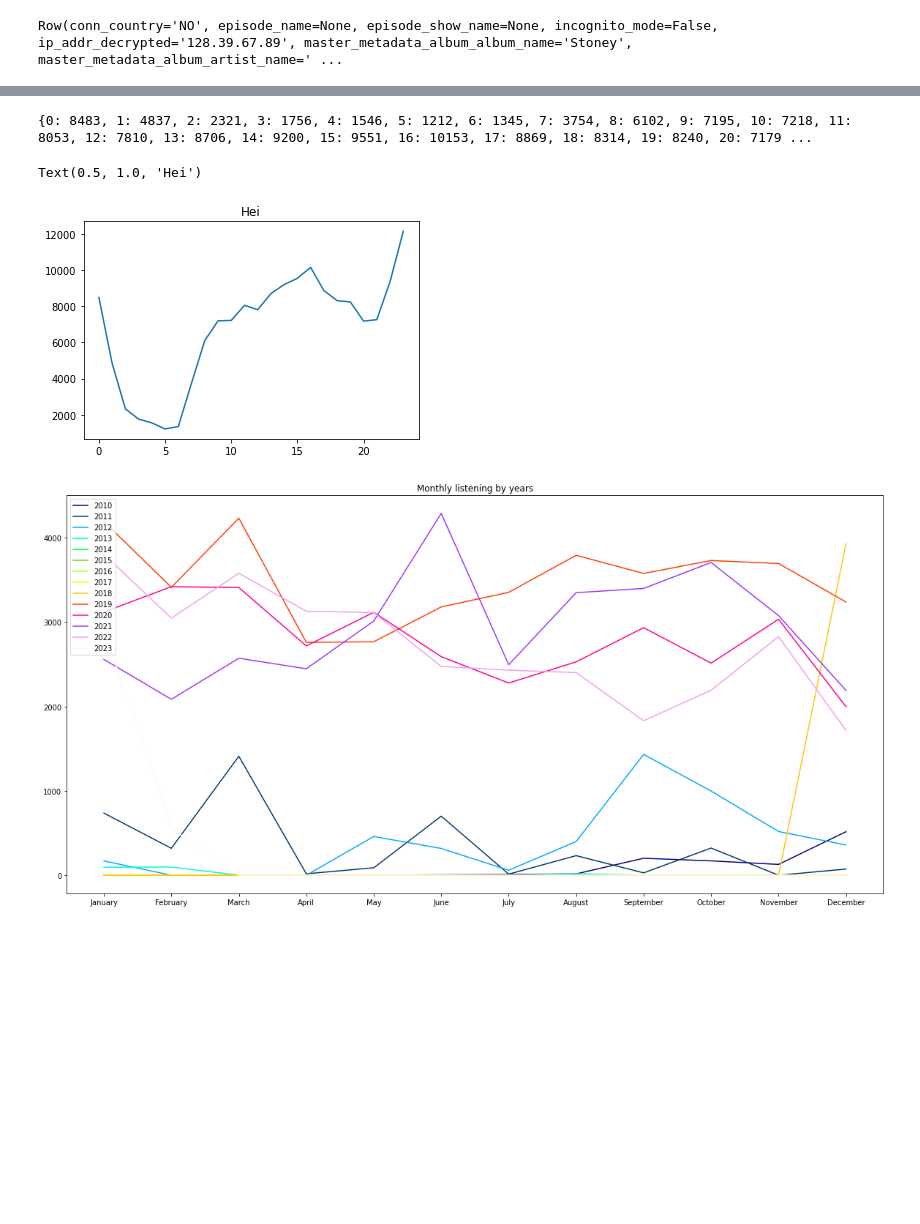
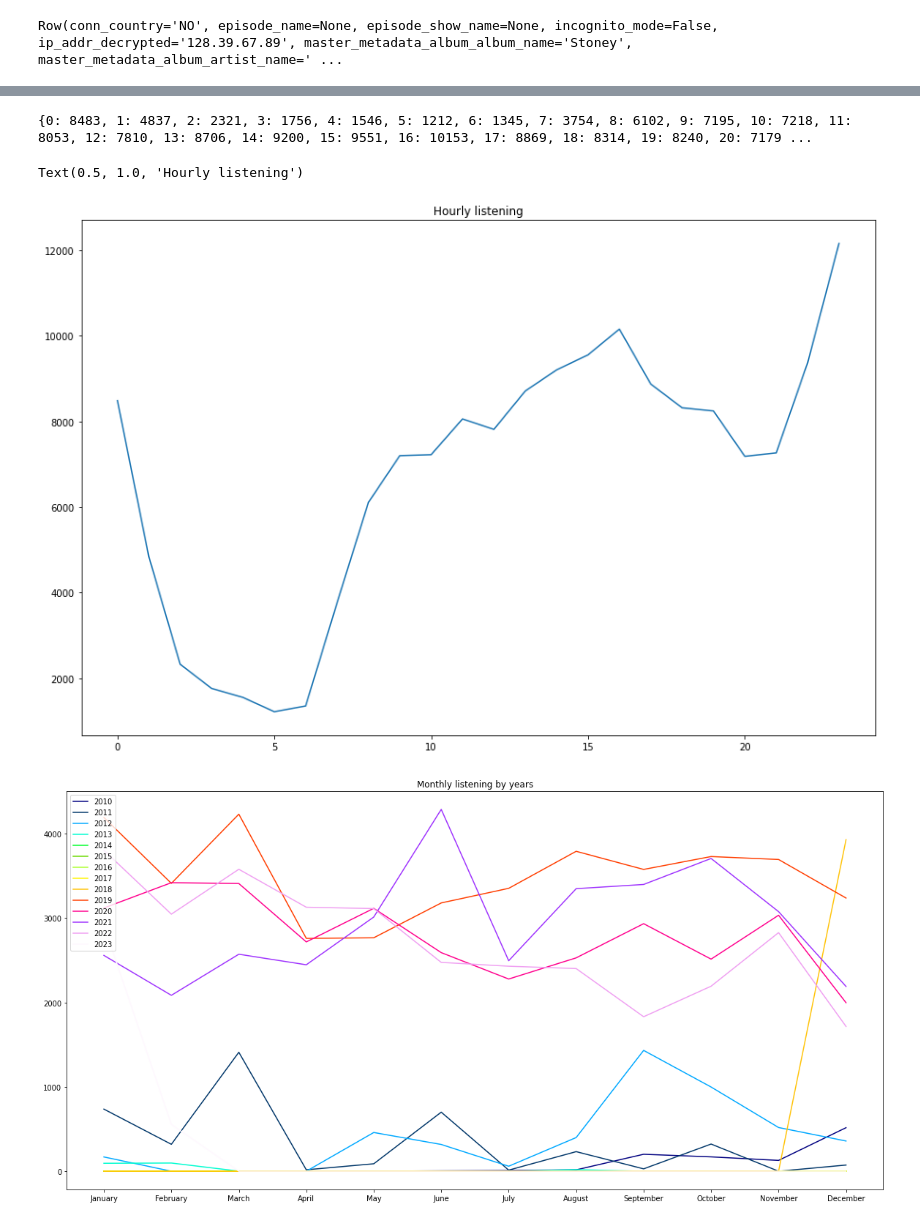
Before and after one commit to treyshotz/Spotify-Analytics, a Jupyter notebook: notebooks/spotify.ipynb, the cells around one changed output, grey strips where cells are left out. Cells and saved outputs as stored; diff of their text form; code cells hidden in the pictures; blank space fills up the shorter version.

```diff
--- a/notebooks/spotify.ipynb
+++ b/notebooks/spotify.ipynb
@@ -111,17 +119,16 @@ plt.plot(tmp.keys(), tmp.values())
 # %%
 import matplotlib.pyplot as plt
 
 tmp = dict(hours)
+tmp = dict(sorted(tmp.items()))
 
-tmp = dict(sorted(tmp.items()))
-print(tmp)
-fig, ax = plt.subplots()
+fig, ax = plt.subplots(figsize=(15,10))
 ax.plot(tmp.keys(), tmp.values())
-ax.set_title("Hei")
+ax.set_title("Hourly listening")
 # %% [output]
 {0: 8483, 1: 4837, 2: 2321, 3: 1756, 4: 1546, 5: 1212, 6: 1345, 7: 3754, 8: 6102, 9: 7195, 10: 7218, 11: 8053, 12: 7810, 13: 8706, 14: 9200, 15: 9551, 16: 10153, 17: 8869, 18: 8314, 19: 8240, 20: 7179 ...
-Text(0.5, 1.0, 'Hei')
+Text(0.5, 1.0, 'Hourly listening')
-[figure, old version]
+[figure, new version]
 # %%
 months_dict = {1: "January", 2: "February", 3: "March", 4: "April", 5: "May", 6: "June", 7: "July", 8: "August", 9: "September", 10: "October", 11: "November", 12: "December"}
 # %%
```
Also changed, not shown: parts of 5 cells of this notebook.
